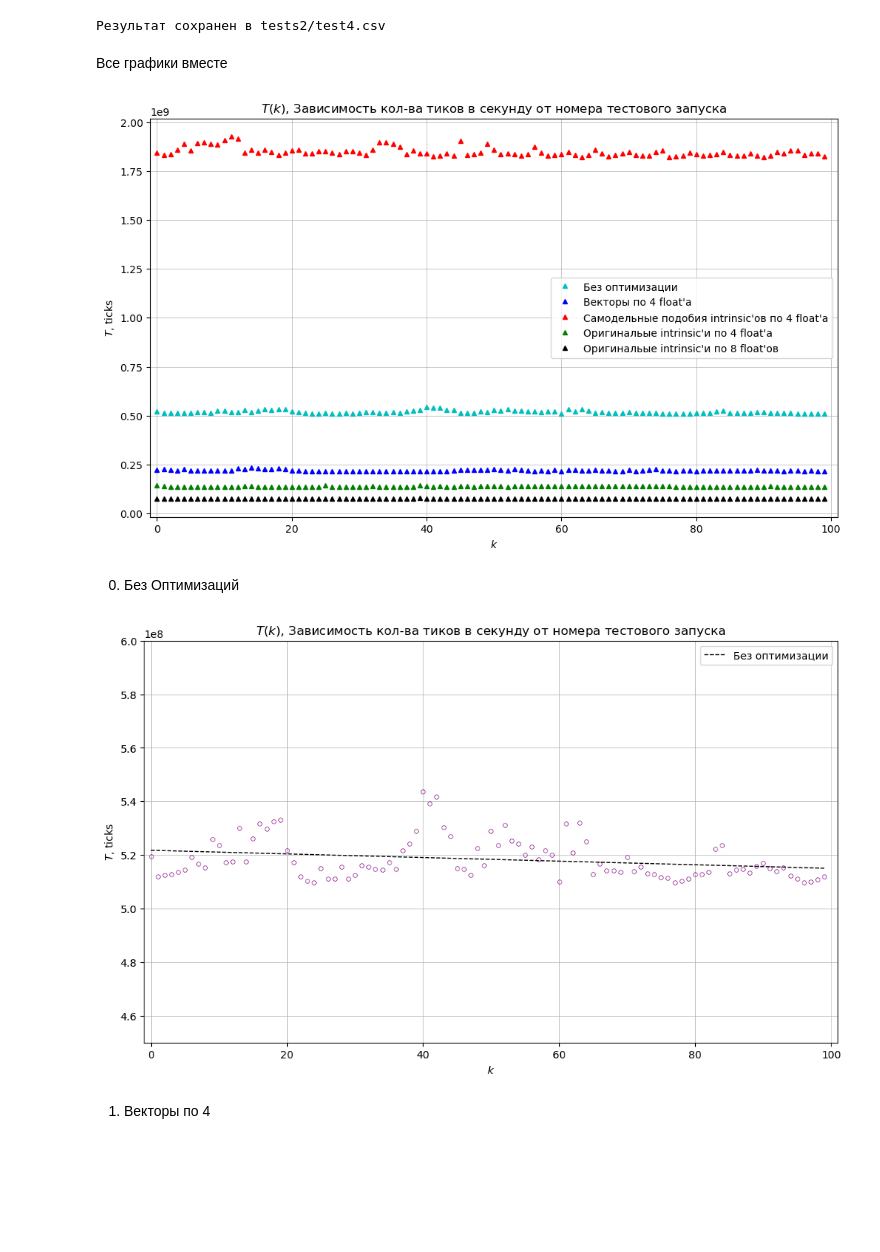
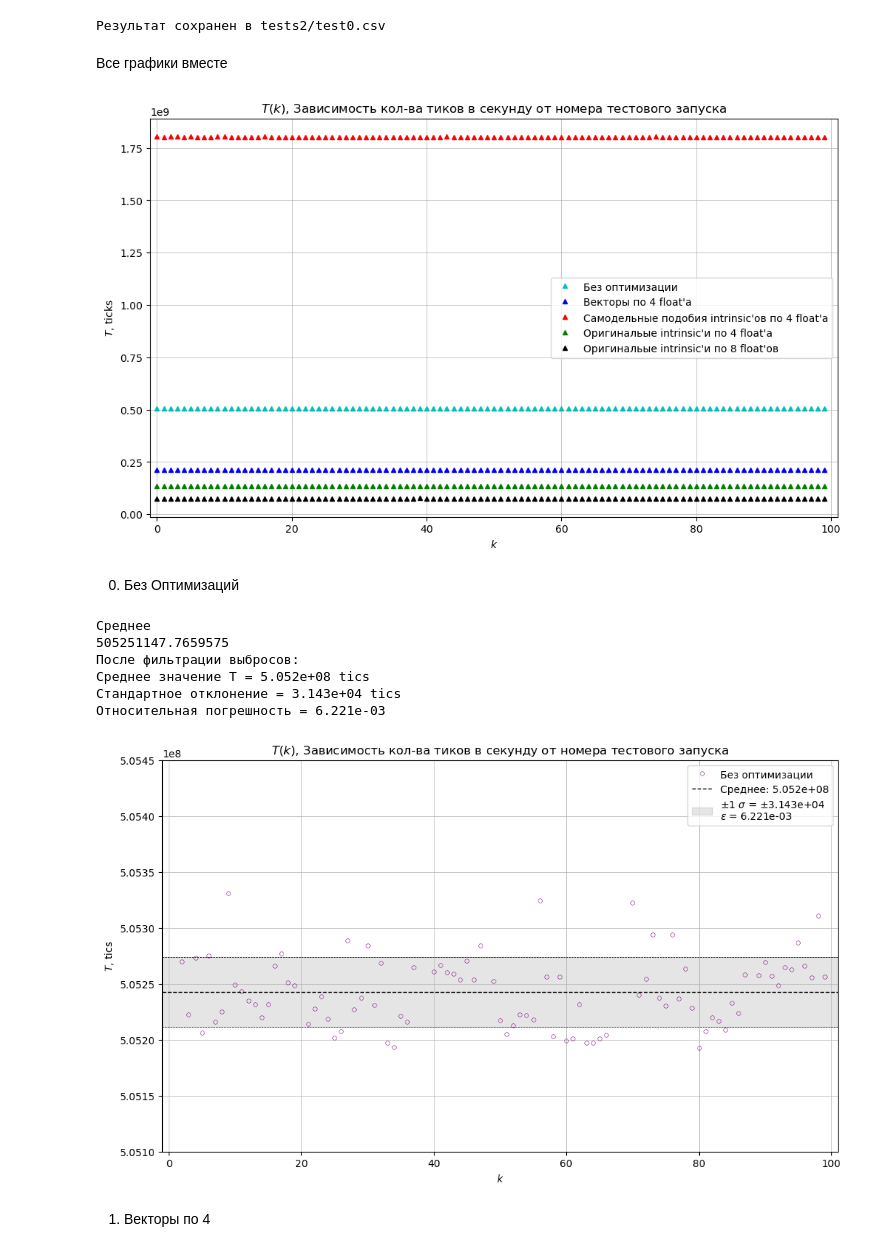
Before and after one commit to kand1bober/Mandelbrot, a Jupyter notebook: lab.ipynb, the cells around one changed output. Drawn from its saved outputs; the diff is of its cells as text; code cells hidden in the pictures; blank space fills up the shorter version.

```diff
--- a/lab.ipynb
+++ b/lab.ipynb
@@ -38,12 +38,12 @@ def extract_numbers_with_pandas(input_csv, output_csv=None):
         print(result_df)
 
 #Пример использования
-input_csv = 'tests2/test4-no-graphic.csv'
-output_csv = 'tests2/test4.csv'
+input_csv = 'tests2/test0-no-graphic.csv'
+output_csv = 'tests2/test0.csv'
 extract_numbers_with_pandas(input_csv, output_csv)
 # ------------------------------------------------------------------
 # %% [output]
-Результат сохранен в tests2/test4.csv
+Результат сохранен в tests2/test0.csv
 # %% [markdown]
 Все графики вместе
 # %%
@@ -53,10 +53,10 @@ import matplotlib as mpl
 import matplotlib.pyplot as plt
 from   scipy.optimize import curve_fit
 
-data0 = pd.read_csv("tests1/test0.csv", sep=",")
-data1 = pd.read_csv("tests1/test1.csv", sep=",")
-data2 = pd.read_csv("tests1/test2.csv", sep=",")
-data3 = pd.read_csv("tests1/test3.csv", sep=",")
+data0 = pd.read_csv("tests2/test0.csv", sep=",")
+data1 = pd.read_csv("tests2/test1.csv", sep=",")
+data2 = pd.read_csv("tests2/test2.csv", sep=",")
+data3 = pd.read_csv("tests2/test3.csv", sep=",")
 data4 = pd.read_csv("tests2/test4.csv", sep=",")
 
 x0 = data0['runs']
@@ -108,11 +108,12 @@ plt.xlabel(r"$k$")
 plt.xlim(-1, 101)
 # plt.ylim(4e8, 6e8)
 
+plt.savefig("graphs/all.png")
 plt.legend()
 plt.show()
 #-------------------------------------------------------------
 # %% [output]
-[figure, old version]
+[figure, new version]
 # %% [markdown]
 0. Без Оптимизаций
 # %%
@@ -145,7 +146,7 @@ def filter_outliers(x, y, threshold=2):
     return x[filtered_idx], y[filtered_idx]
 #------------------------------------------------------
 
-max_value = 7.5e7
+max_value = 5.0554e8
 x0_normal, y0_normal = filter_by_distance(x0, y0, max_value)
 x0_filtered, y0_filtered = filter_outliers(x0_normal, y0_normal, 2)
 
@@ -168,36 +169,44 @@ print(f"Относительная погрешность = { rel_y0_filtered:.3
 
 #------------------------------------------------------
 plot_4 = plt.figure(figsize=(12, 7))
 
 plt.plot(x0_filtered, y0_filtered, marker='o', markerfacecolor='none', markeredgecolor='purple', markeredgewidth=0.4, linestyle='', markersize=4,
-         label='Оригинальные intrinsic\'и по 8 float\'ов' )
+         label='Без оптимизации' )
 
 z_0 = np.polyfit(x0_filtered, y0_filtered, deg=1)
 polynom_0 = np.poly1d(z_0)
 #------------------------------------------------------
 
 plt.axhline(mean_y0_filtered, color='black', linestyle='--', linewidth=1,
             label=f'Среднее: {mean_y0_filtered:.3e}')
 plt.axhline(mean_y0_filtered + std_y0_filtered, color='black', linestyle='--', linewidth=0.5)
 plt.axhline(mean_y0_filtered - std_y0_filtered, color='black', linestyle='--', linewidth=0.5)
 
 plt.fill_between([-1,101],
                  mean_y0_filtered - std_y0_filtered,
                  mean_y0_filtered + std_y0_filtered,
                  color='gray', alpha=0.2,
                  label=f'±1 $\\sigma$ = ±{std_y0_filtered:.3e}\n'
                  f'$\\epsilon$ = {rel_y0_filtered:.3e}')
 
 plt.grid(True, linestyle='-', linewidth=0.5)
 plt.title("$T(k)$, Зависимость кол-ва тиков в секунду от номера тестового запуска")
 plt.ylabel("$T$, tics")
 plt.xlabel("$k$")
 plt.xlim(-1, 101)
-plt.ylim(7.43e7, 7.45e7)
+plt.ylim(5.051e8, 5.0545e8)
+
 plt.legend()
+plt.savefig("graphs/0.png")
 plt.show()
 # %% [output]
+Среднее
+505251147.7659575
+После фильтрации выбросов:
+Среднее значение T = 5.052e+08 tics
+Стандартное отклонение = 3.143e+04 tics
+Относительная погрешность = 6.221e-03
-[figure, old version]
+[figure, new version]
 # %% [markdown]
 1. Векторы по 4
 # %%
```
Also changed, not shown: parts of 4 cells of this notebook, 16 other files.
